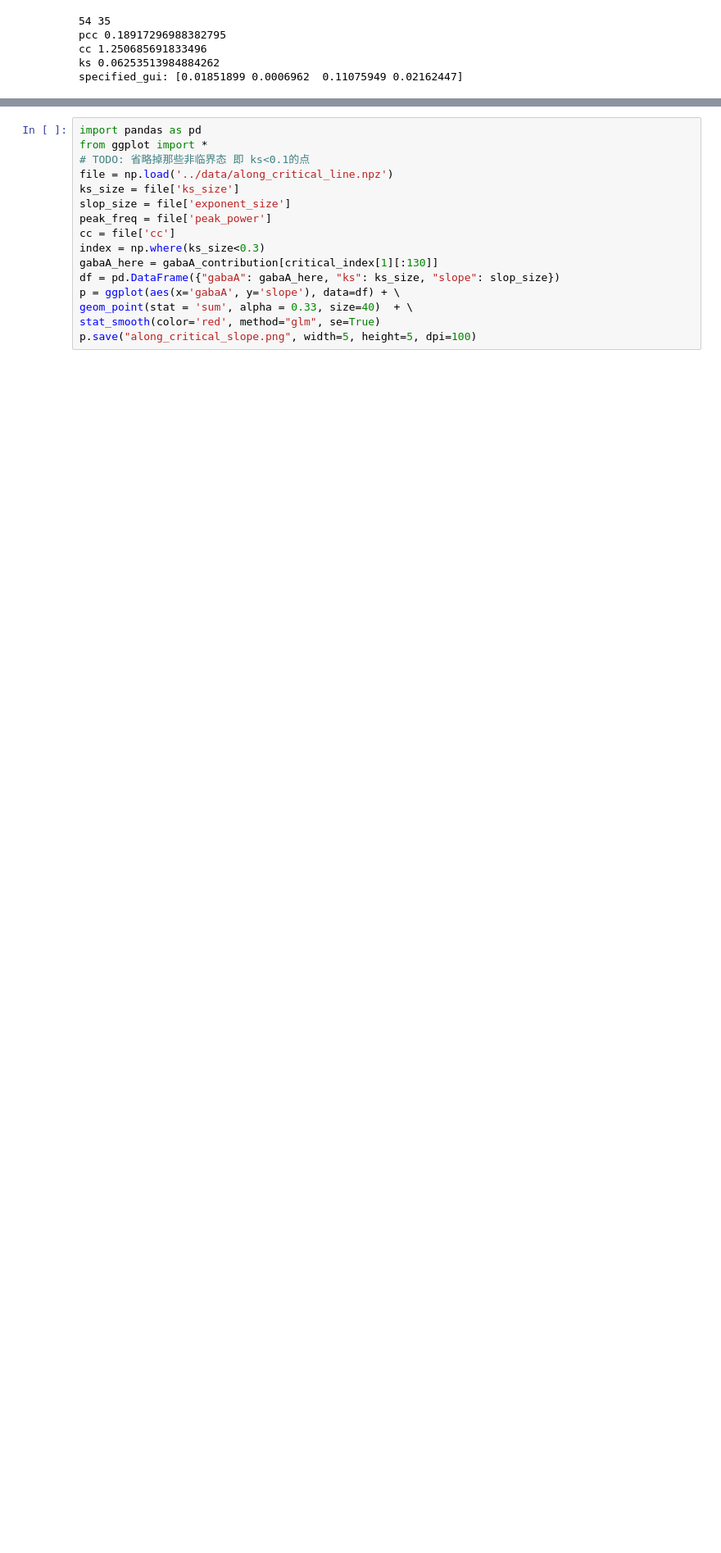
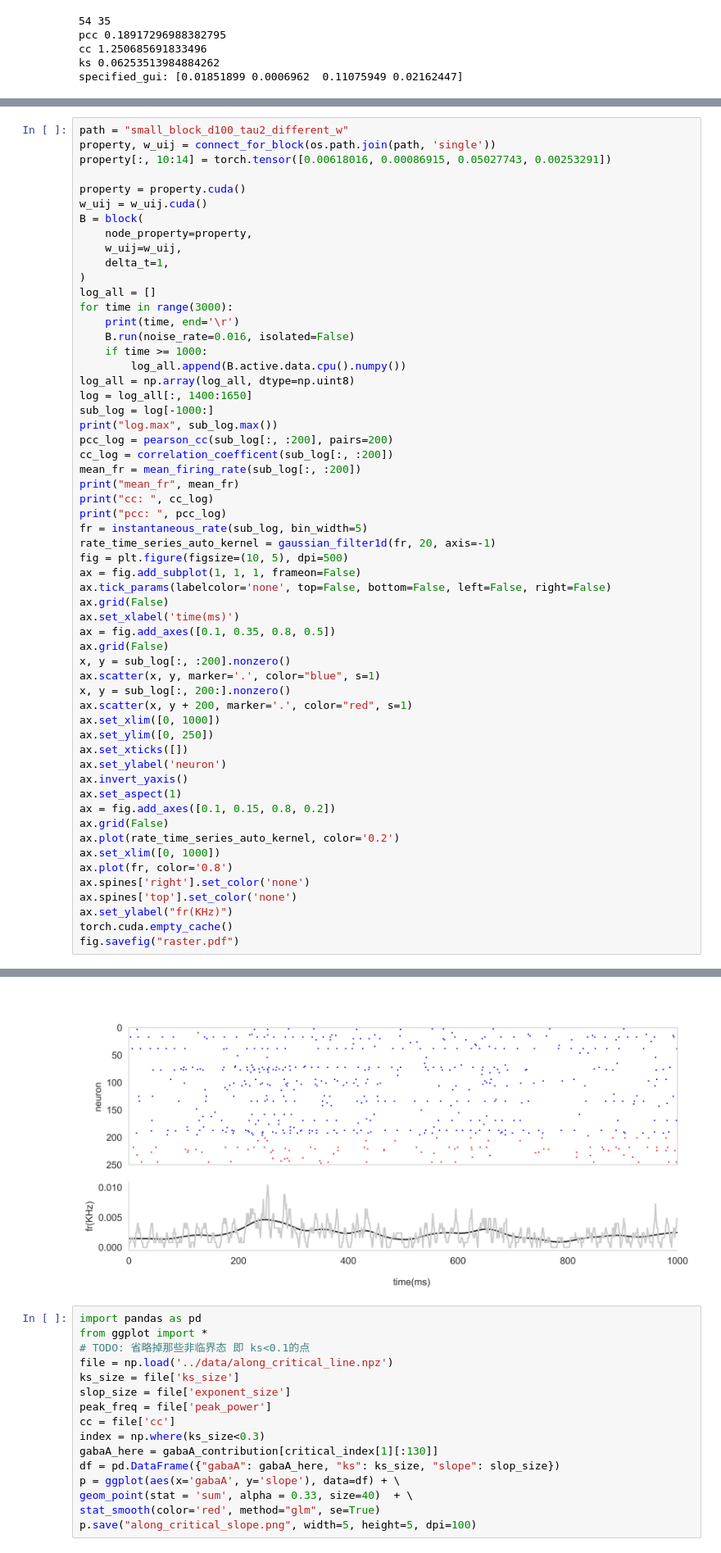
Before and after one commit to lepodl/CriticalNN, a Jupyter notebook: notebook/new_fig1.ipynb, the cells around one changed output, grey strips where cells are left out. Shown at 82% size. Saved outputs shown, nothing was run; the diff lists cells and outputs as text; blank space fills up the shorter version.

```diff
--- a/notebook/new_fig1.ipynb
+++ b/notebook/new_fig1.ipynb
@@ -544,0 +867,58 @@ pcc:  0.13727908139280795
+# %%
+path = "small_block_d100_tau2_different_w"
+property, w_uij = connect_for_block(os.path.join(path, 'single'))
+property[:, 10:14] = torch.tensor([0.00618016, 0.00086915, 0.05027743, 0.00253291])
+
+property = property.cuda()
+w_uij = w_uij.cuda()
+B = block(
+    node_property=property,
+    w_uij=w_uij,
+    delta_t=1,
+)
+log_all = []
+for time in range(3000):
+    print(time, end='\r')
+    B.run(noise_rate=0.016, isolated=False)
+    if time >= 1000:
+        log_all.append(B.active.data.cpu().numpy())
+log_all = np.array(log_all, dtype=np.uint8)
+log = log_all[:, 1400:1650]
+sub_log = log[-1000:]
+print("log.max", sub_log.max())
+pcc_log = pearson_cc(sub_log[:, :200], pairs=200)
+cc_log = correlation_coefficent(sub_log[:, :200])
+mean_fr = mean_firing_rate(sub_log[:, :200])
+print("mean_fr", mean_fr)
+print("cc: ", cc_log)
+print("pcc: ", pcc_log)
+fr = instantaneous_rate(sub_log, bin_width=5)
+rate_time_series_auto_kernel = gaussian_filter1d(fr, 20, axis=-1)
+fig = plt.figure(figsize=(10, 5), dpi=500)
+ax = fig.add_subplot(1, 1, 1, frameon=False)
+ax.tick_params(labelcolor='none', top=False, bottom=False, left=False, right=False)
+ax.grid(False)
+ax.set_xlabel('time(ms)')
+ax = fig.add_axes([0.1, 0.35, 0.8, 0.5])
+ax.grid(False)
+x, y = sub_log[:, :200].nonzero()
+ax.scatter(x, y, marker='.', color="blue", s=1)
+x, y = sub_log[:, 200:].nonzero()
+ax.scatter(x, y + 200, marker='.', color="red", s=1)
+ax.set_xlim([0, 1000])
+ax.set_ylim([0, 250])
+ax.set_xticks([])
+ax.set_ylabel('neuron')
+ax.invert_yaxis()
+ax.set_aspect(1)
+ax = fig.add_axes([0.1, 0.15, 0.8, 0.2])
+ax.grid(False)
+ax.plot(rate_time_series_auto_kernel, color='0.2')
+ax.set_xlim([0, 1000])
+ax.plot(fr, color='0.8')
+ax.spines['right'].set_color('none')
+ax.spines['top'].set_color('none')
+ax.set_ylabel("fr(KHz)")
+torch.cuda.empty_cache()
+fig.savefig("raster.pdf")
+# %% [output]
@@ -545,3 +930,4 @@ pcc:  0.13727908139280795
+[figure, added]
 # %%
 import pandas as pd
 from ggplot import *
```
Also changed, not shown: parts of 10 cells of this notebook, 7 other files.
